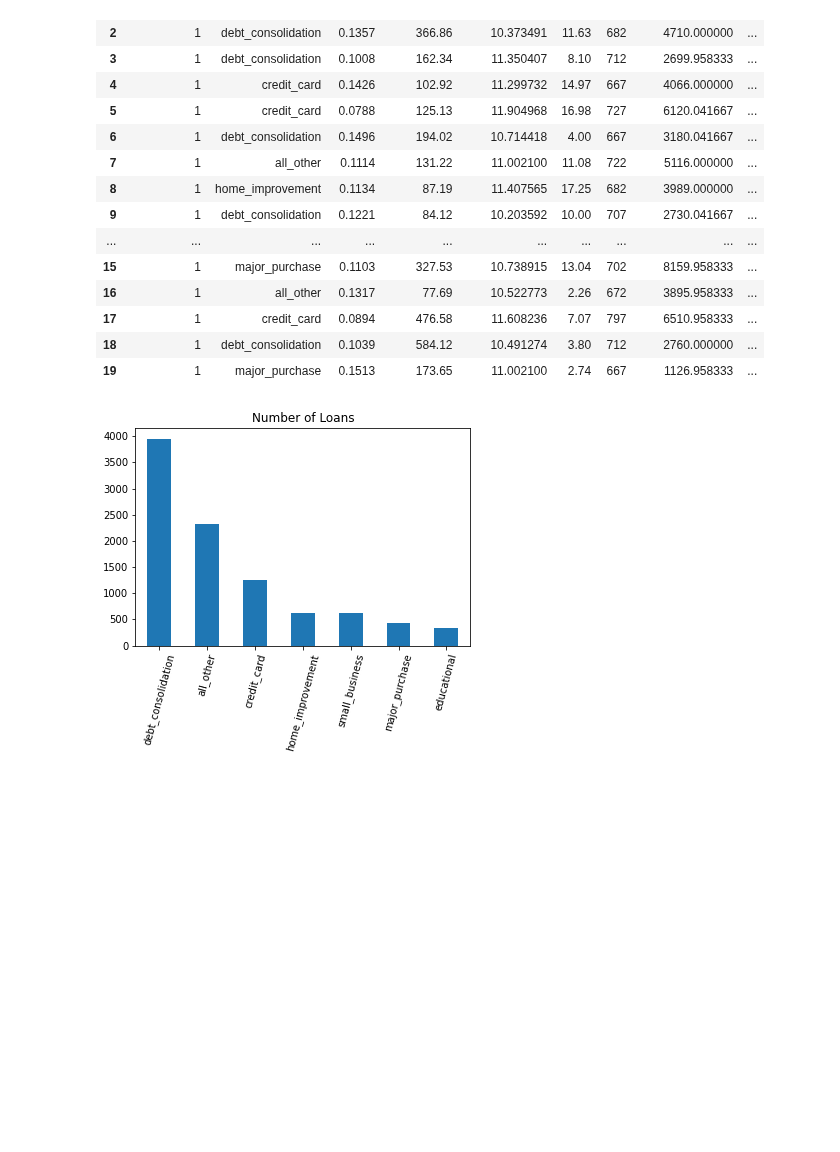
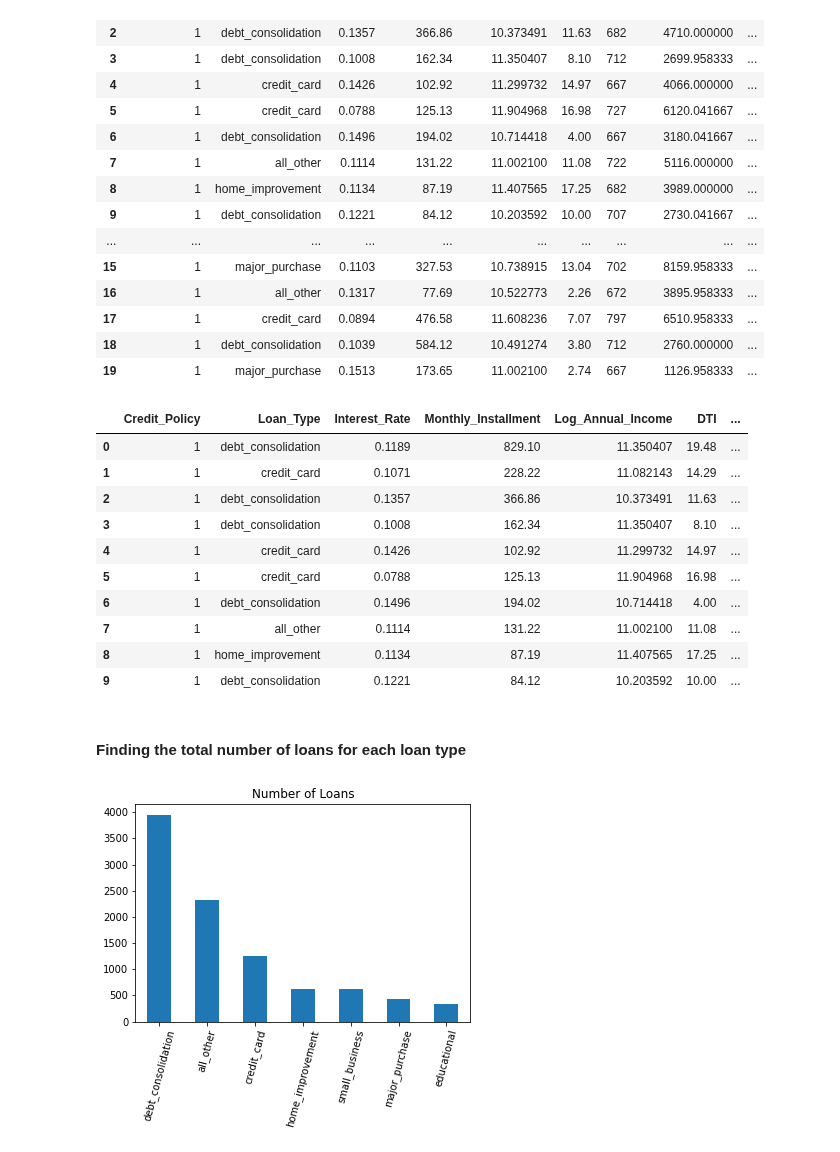
Before and after one commit to paulywog13/loan_data_analysis, a Jupyter notebook: Loan_Data_Analysis.ipynb, the cells around one changed output. Cells and saved outputs as stored; diff of their text form; code cells hidden in the pictures; blank space fills up the shorter version.

Commit message:
Analysis added for loan time and average balance.

```diff
--- a/Loan_Data_Analysis.ipynb
+++ b/Loan_Data_Analysis.ipynb
@@ -11,6 +11,6 @@ loan_data_path = "data/loan_data.csv"
 
 # Read the data file
 
-loan_data = pd.read_csv(loan_data_path)
+loan_data_df = pd.read_csv(loan_data_path)
 # %%
 # Display the data table
@@ -33,6 +33,36 @@ loan_data.head(20)
 | 17 | 1 | credit_card | 0.0894 | 476.58 | 11.608236 | 7.07 | 797 | 6510.958333 | ... |
 | 18 | 1 | debt_consolidation | 0.1039 | 584.12 | 10.491274 | 3.80 | 712 | 2760.000000 | ... |
 | 19 | 1 | major_purchase | 0.1513 | 173.65 | 11.002100 | 2.74 | 667 | 1126.958333 | ... |
+# %%
+# Rename the columns to make the calculations easier to complete
+loan_data_update = loan_data_df.rename(columns = {'credit.policy': 'Credit_Policy',
+                            'purpose': 'Loan_Type',
+                            'int.rate': 'Interest_Rate',
+                            'installment': 'Monthly_Installment',
+                            'log.annual.inc': 'Log_Annual_Income',
+                            'dti': 'DTI',
+                            'fico': 'Credit_Score',
+                            'days.with.cr.line': 'Days_with_Credit_Line',
+                            'revol.bal': 'Revolving_Balance',
+                            'revol.util': 'Revolving_LOC_Utility'})
+# %%
+loan_data = loan_data_update.drop(columns = {'inq.last.6mths', 'delinq.2yrs', 'pub.rec', 'not.fully.paid'})
+# %%
+loan_data.head(10)
+# %% [output]
+|  | Credit_Policy | Loan_Type | Interest_Rate | Monthly_Installment | Log_Annual_Income | DTI | ... |
+| 0 | 1 | debt_consolidation | 0.1189 | 829.10 | 11.350407 | 19.48 | ... |
+| 1 | 1 | credit_card | 0.1071 | 228.22 | 11.082143 | 14.29 | ... |
+| 2 | 1 | debt_consolidation | 0.1357 | 366.86 | 10.373491 | 11.63 | ... |
+| 3 | 1 | debt_consolidation | 0.1008 | 162.34 | 11.350407 | 8.10 | ... |
+| 4 | 1 | credit_card | 0.1426 | 102.92 | 11.299732 | 14.97 | ... |
+| 5 | 1 | credit_card | 0.0788 | 125.13 | 11.904968 | 16.98 | ... |
+| 6 | 1 | debt_consolidation | 0.1496 | 194.02 | 10.714418 | 4.00 | ... |
+| 7 | 1 | all_other | 0.1114 | 131.22 | 11.002100 | 11.08 | ... |
+| 8 | 1 | home_improvement | 0.1134 | 87.19 | 11.407565 | 17.25 | ... |
+| 9 | 1 | debt_consolidation | 0.1221 | 84.12 | 10.203592 | 10.00 | ... |
+# %% [markdown]
+#### Finding the total number of loans for each loan type
 # %%
 # Calculate the number of loans for each Loan type
 
```
Also changed, not shown: parts of 6 cells of this notebook.
